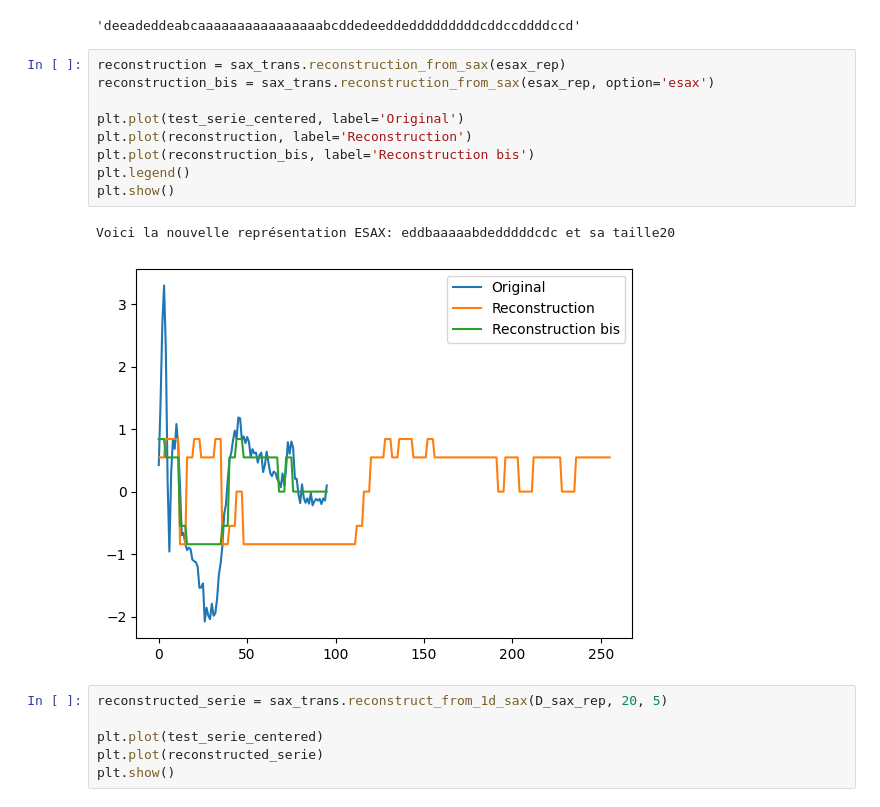
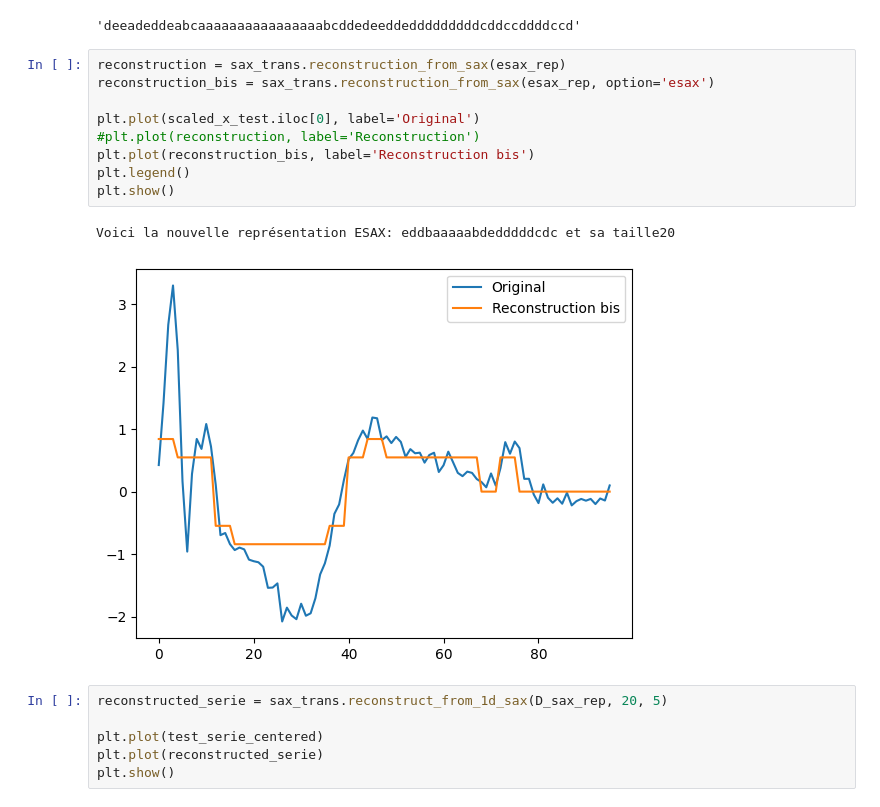
Before and after one commit to NailKhelifa/MVA_Times_Series_ML_Homeworks, a Jupyter notebook: Final_project/draft_tom.ipynb, the cells around one changed output. Drawn from its saved outputs; the diff is of its cells as text.

```diff
--- a/Final_project/draft_tom.ipynb
+++ b/Final_project/draft_tom.ipynb
@@ -67,15 +70,15 @@ esax_rep
 # %%
 reconstruction = sax_trans.reconstruction_from_sax(esax_rep)
 reconstruction_bis = sax_trans.reconstruction_from_sax(esax_rep, option='esax')
 
-plt.plot(test_serie_centered, label='Original')
-plt.plot(reconstruction, label='Reconstruction')
+plt.plot(scaled_x_test.iloc[0], label='Original')
+#plt.plot(reconstruction, label='Reconstruction')
 plt.plot(reconstruction_bis, label='Reconstruction bis')
 plt.legend()
 plt.show()
 # %% [output]
 Voici la nouvelle représentation ESAX: eddbaaaaabdedddddcdc et sa taille20
-[figure, old version]
+[figure, new version]
 # %%
 reconstructed_serie = sax_trans.reconstruct_from_1d_sax(D_sax_rep, 20, 5)
 
```
Also changed, not shown: parts of 4 cells of this notebook, 1 other file.
